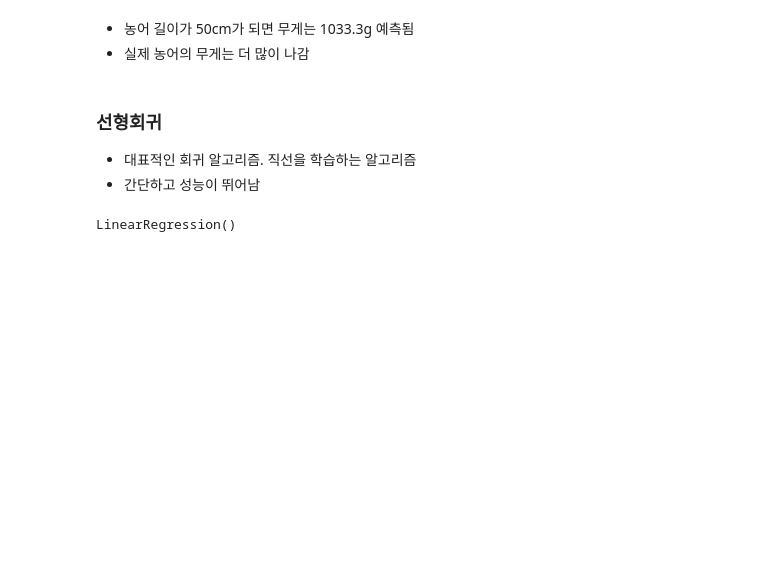
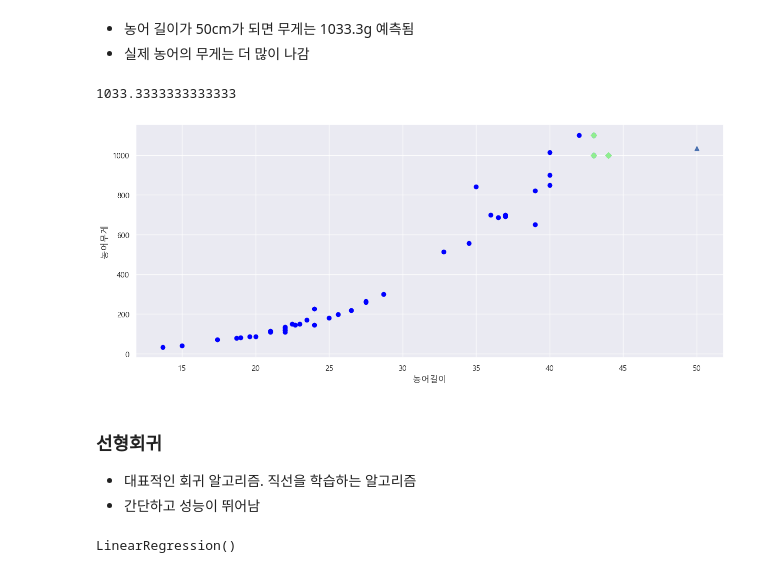
Before and after one commit to pgh157/iot-dataanalysis-2025, a Jupyter notebook: day02/mldl03_선형회귀.ipynb, the cells around one changed output. Cells and saved outputs as stored; diff of their text form; code cells hidden in the pictures; blank space fills up the shorter version.

```diff
--- a/day02/mldl03_선형회귀.ipynb
+++ b/day02/mldl03_선형회귀.ipynb
@@ -30 +34,9 @@ perch_length.shape
+# %%
+# 훈련세트, 테스트세트 분리
+# X_train, y_train, X_target, y_target 와 같이 많이 사용
+train_input, test_input, train_target, test_target = train_test_split(perch_length, perch_weight, random_state=42)
+# %%
+# 값 입력시 2차원 배열이 되어야하기 때문에 2차원 배열로 변경
+train_input = train_input.reshape(-1, 1)
+test_input = test_input.reshape(-1, 1)
 # %%
@@ -63,18 +81,22 @@ sns.set_theme(font='Malgun Gothic', rc={'axes.unicode_minus': False})
 pred_perch = [[50,]]
 distances, indexes = knr.kneighbors(pred_perch)
 # %%
-np.mean(train_target[indexes])
+np.mean( train_target[indexes])
+# %% [output]
+1033.3333333333333
 # %%
 # 농어훈련세트 산점도 그리기
-plt.figure(figsize=(15,6))
-plt.scatter(train_input, train_target, color='blue', label = '농어데이터')
+plt.figure(figsize=(15, 6))
+plt.scatter(train_input, train_target, color='blue', label='농어데이터')
 # 훈련세트에서 최근접 이웃만 다시 표시
-plt.scatter(train_input[indexes], train_target[indexes], marker='D', color= 'lightgreen', label = '이웃데이터')
-plt.scatter(50.0, 1033.3333, marker ='^')
--
+plt.scatter(train_input[indexes], train_target[indexes], marker='D', color='lightgreen', label='이웃데이터')
+plt.scatter(50.0, 1033.3333, marker='^')
+
 plt.xlabel('농어길이')
 plt.ylabel('농어무게')
 plt.show()
+# %% [output]
+[figure, added]
 # %% [markdown]
 ### 선형회귀
 - 대표적인 회귀 알고리즘. 직선을 학습하는 알고리즘
```
Also changed, not shown: parts of 23 cells of this notebook.
